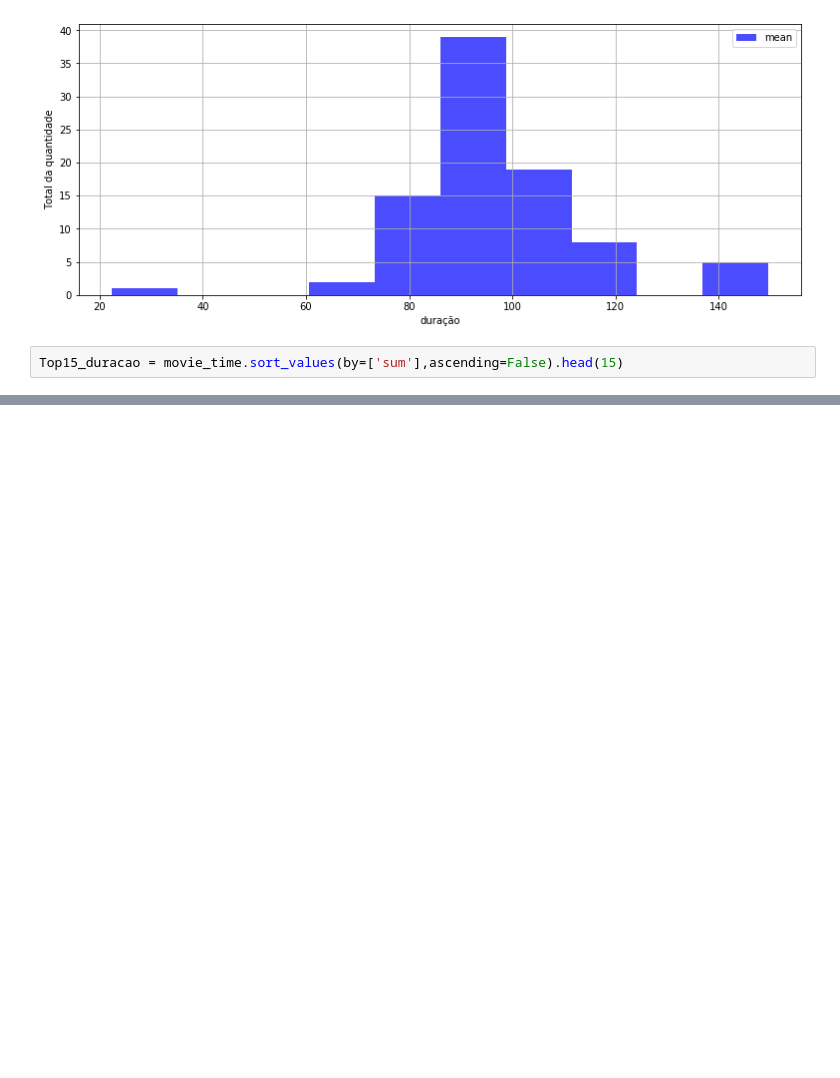
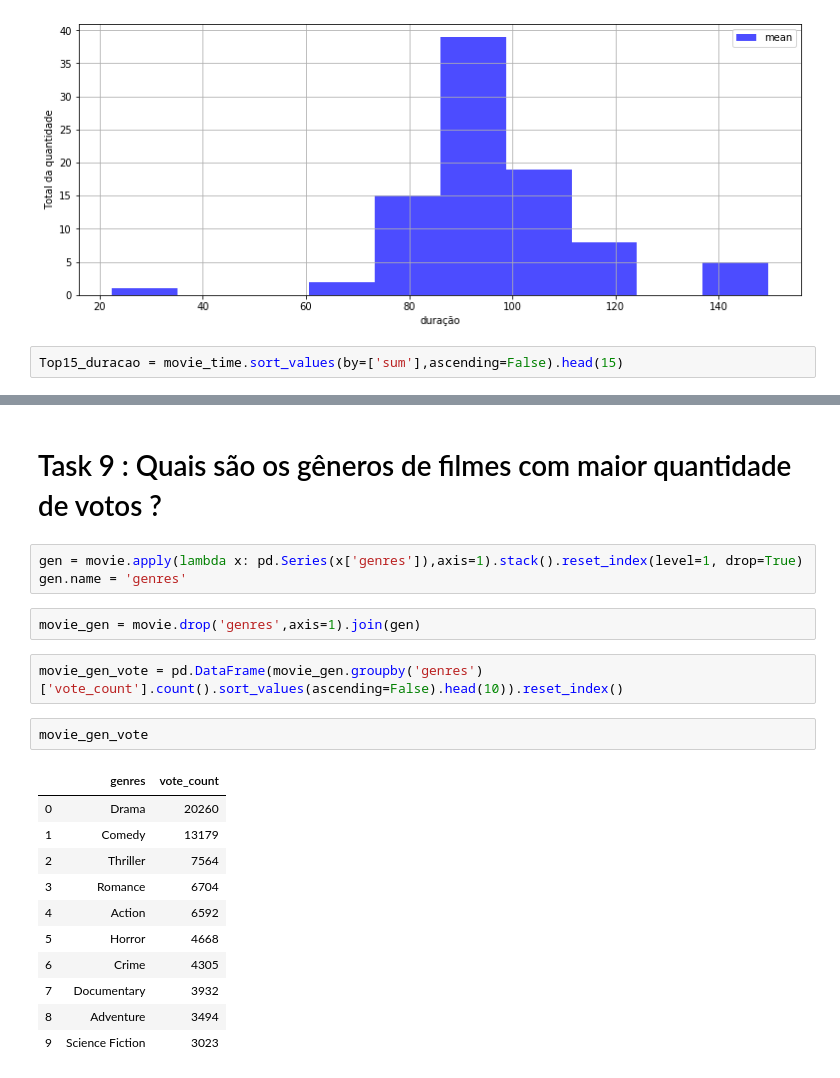
Before and after one commit to Alves-Eduarda/filmes, a Jupyter notebook: Movies.ipynb, the cells around one changed output, grey strips where cells are left out. Cells and saved outputs as stored; diff of their text form; blank space fills up the shorter version.

```diff
--- a/Movies.ipynb
+++ b/Movies.ipynb
@@ -395,3 +392,26 @@ plt.title('Duração x Lingua')
 plt.show()
 # %% [output]
 [figure]
+# %% [markdown]
+# Task 9 : Quais são os gêneros de filmes com maior quantidade de votos ?
+# %%
+gen = movie.apply(lambda x: pd.Series(x['genres']),axis=1).stack().reset_index(level=1, drop=True)
+gen.name = 'genres'
+# %%
+movie_gen = movie.drop('genres',axis=1).join(gen)
+# %%
+movie_gen_vote = pd.DataFrame(movie_gen.groupby('genres')['vote_count'].count().sort_values(ascending=False).head(10)).reset_index()
+# %%
+movie_gen_vote
+# %% [output]
+|  | genres | vote_count |
+| 0 | Drama | 20260 |
+| 1 | Comedy | 13179 |
+| 2 | Thriller | 7564 |
+| 3 | Romance | 6704 |
+| 4 | Action | 6592 |
+| 5 | Horror | 4668 |
+| 6 | Crime | 4305 |
+| 7 | Documentary | 3932 |
+| 8 | Adventure | 3494 |
+| 9 | Science Fiction | 3023 |
```
Also changed, not shown: parts of 3 cells of this notebook.
